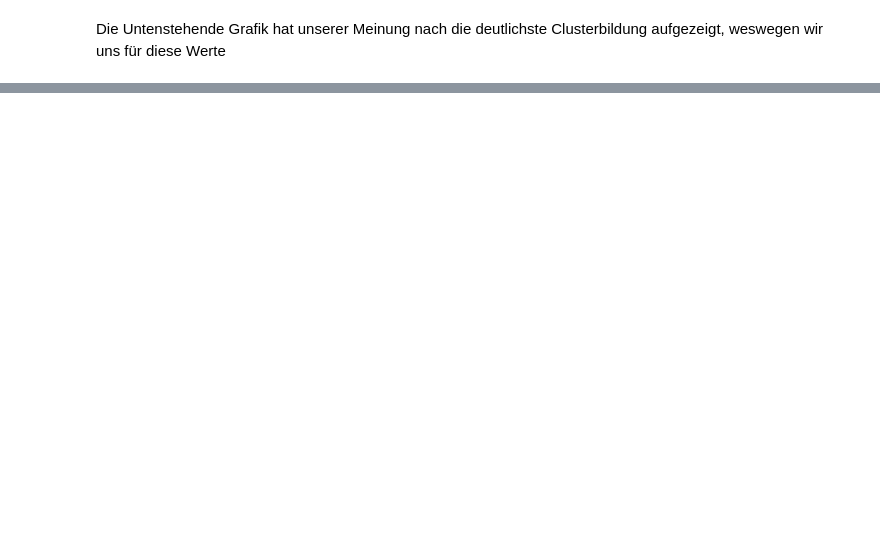
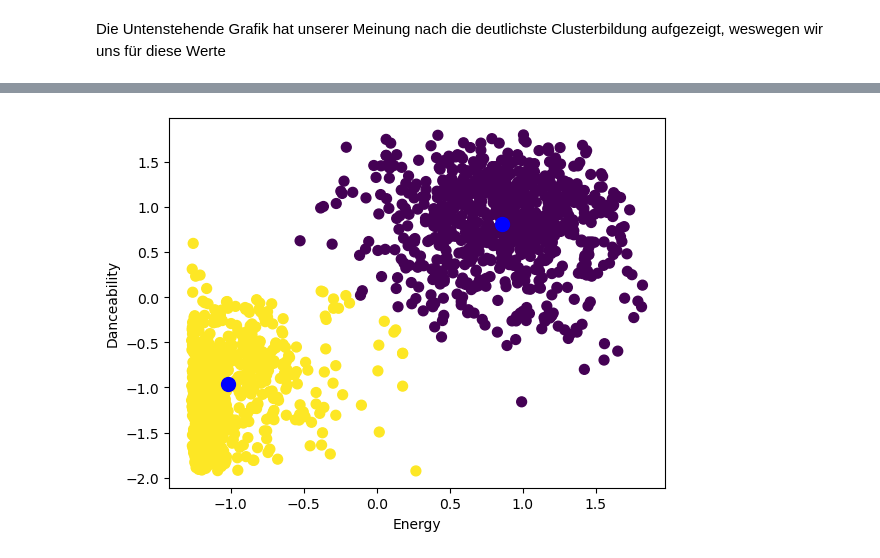
Before and after one commit to elFleppo/CDS-SpotipyProject, a Jupyter notebook: JupyterNotebook/SportifyProject.ipynb, the cells around one changed output, grey strips where cells are left out. Cells and saved outputs as stored; diff of their text form; code cells hidden in the pictures; blank space fills up the shorter version.

```diff
--- a/JupyterNotebook/SportifyProject.ipynb
+++ b/JupyterNotebook/SportifyProject.ipynb
@@ -378,0 +364,17 @@ sns.scatterplot(data=allAudioFeatures, x="energy", y="danceability", hue="cluste
+# %%
+# Using the predict method of KMeans to predict 2 clusters using the sample data
+
+predicted = kmeans.predict(X_scaled)
+df_X_scaled = pd.DataFrame(X_scaled, columns=features)
+df_X_scaled.columns = ["Energy", "Danceability"]
+
+# scatter plot with predictions
+plt.scatter(df_X_scaled["Energy"], df_X_scaled["Danceability"], c=predicted, s=50, cmap='viridis')
+plt.xlabel("Energy")
+plt.ylabel("Danceability")
+
+centers = kmeans.cluster_centers_
+# plot centers
+plt.scatter(centers[:, 0], centers[:, 1], c='blue', s=100, alpha=1);
+# %% [output]
+[figure, added]
```
Also changed, not shown: parts of 12 cells of this notebook, 1 other file.
